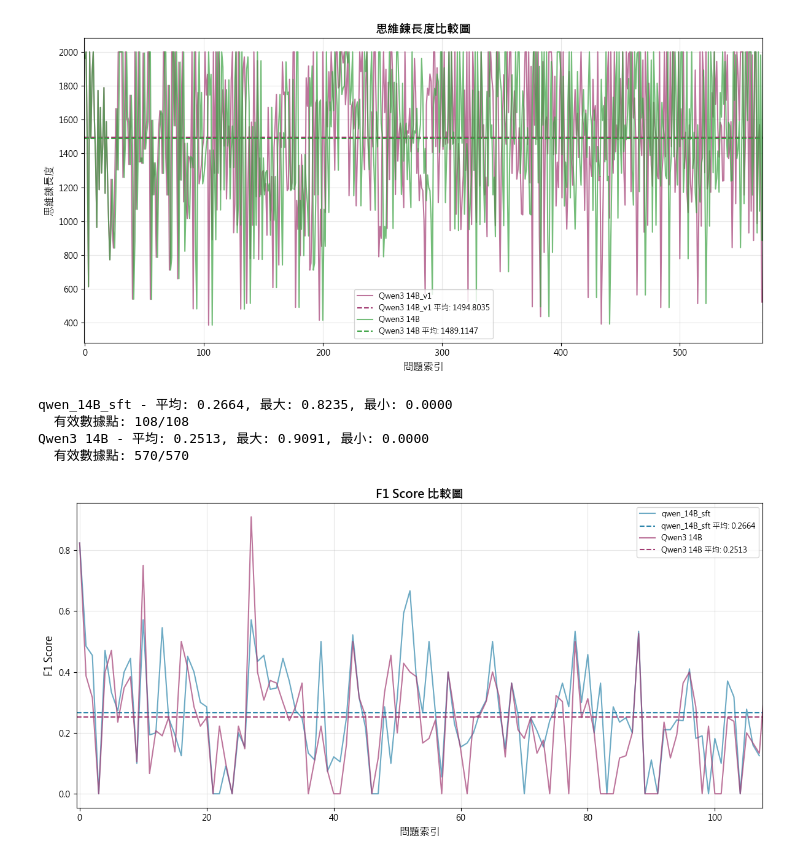
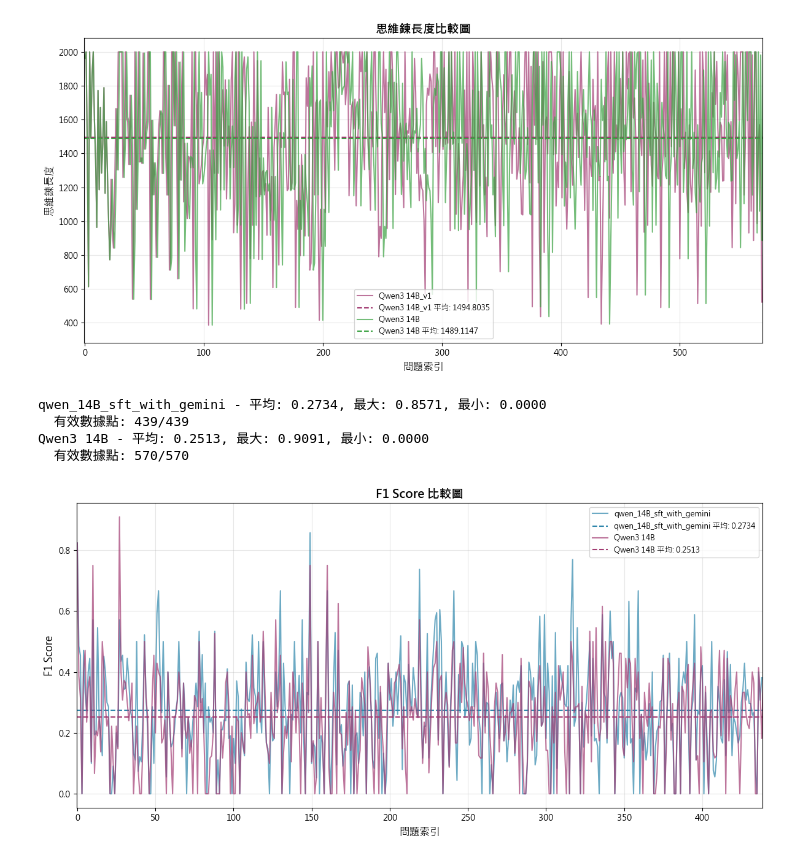
Before and after one commit to giraffeiscute/icd10-LLM-finetuning, a Jupyter notebook: baseline_summary.ipynb, the cells around one changed output. Cells and saved outputs as stored; diff of their text form; code cells hidden in the pictures.

Commit message:
Add Qwen3 SFT 14B 0.6 notebook diff on test data
change train data to all f1 score > 0.6

```diff
--- a/baseline_summary.ipynb
+++ b/baseline_summary.ipynb
@@ -472,31 +472,31 @@ Qwen3 14B - 平均: 1489.1147, 最大: 2000.0000, 最小: 364.0000
 # %%
 if __name__ == "__main__":
     # 比較兩個模型的 F1 Score
     plot_multiple_lines_from_csv(
         csv_configs=[
             {
-                'csv_file': 'test_Qwen3-14B-sft_v1.csv',
-                'col_index': 0,
-                'label': 'qwen_14B_sft',
+                'csv_file': 'test_Qwen3-14B-sft_v1_1.csv',
+                'col_index': 2,
+                'label': 'qwen_14B_sft_with_gemini',
                 'header': 0,
                 'color': '#2E86AB'
             },
             {
                 'csv_file': 'qwen_baseline_14B_v2.csv',
                 'col_index': 0,
                 'label': 'Qwen3 14B',
                 'header': 0,
                 'color': '#A23B72'
             }
         ],
         xlabel='問題索引',
         ylabel='F1 Score',
         title='F1 Score 比較圖',
         filter=True
     )
 # %% [output]
-qwen_14B_sft - 平均: 0.2664, 最大: 0.8235, 最小: 0.0000
-  有效數據點: 108/108
+qwen_14B_sft_with_gemini - 平均: 0.2734, 最大: 0.8571, 最小: 0.0000
+  有效數據點: 439/439
 Qwen3 14B - 平均: 0.2513, 最大: 0.9091, 最小: 0.0000
   有效數據點: 570/570
-[figure, old version]
+[figure, new version]
```
Also changed, not shown: parts of 2 cells of this notebook, 2 other files.
